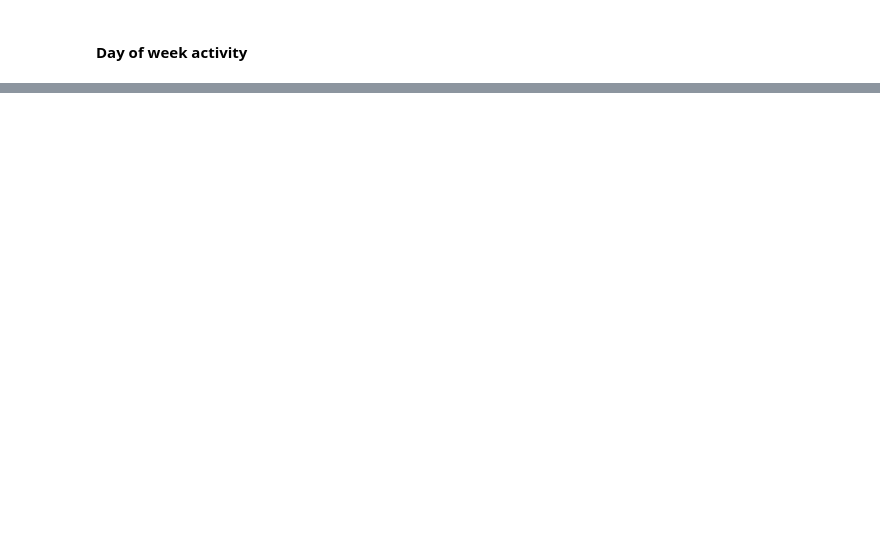
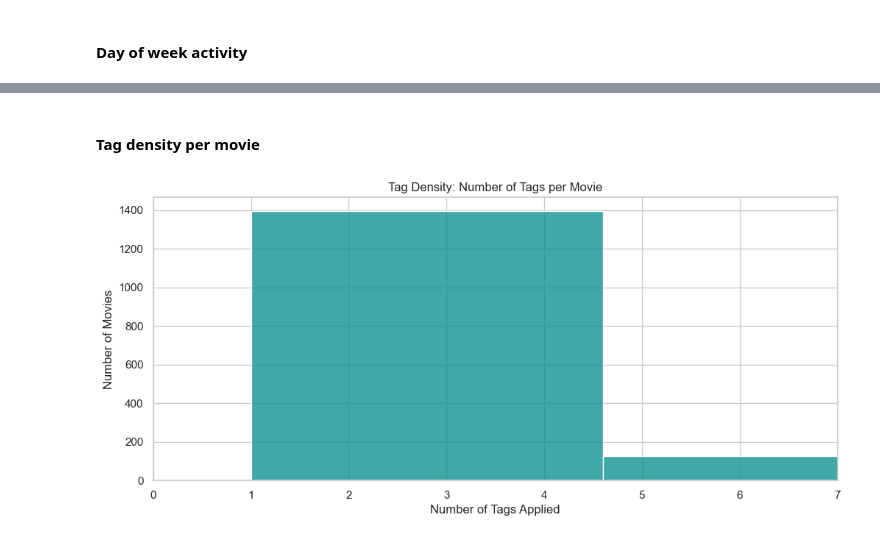
Before and after one commit to rafglo/Movie-Recommendation-System-with-Explainability, a Jupyter notebook: notebooks/eda.ipynb, the cells around one changed output, grey strips where cells are left out. Cells and saved outputs as stored; diff of their text form; code cells hidden in the pictures; blank space fills up the shorter version.

```diff
--- a/notebooks/eda.ipynb
+++ b/notebooks/eda.ipynb
@@ -308,0 +332,5 @@ plt.show()
+# %%
+tags = tags.merge(movies[['movieId', 'title']], on='movieId', how='left')
+tags['tag'] = tags['tag'].str.lower().str.strip()
+
+print(f"Total unique tags: {tags['tag'].nunique()}")
@@ -308,0 +366,14 @@ plt.show()
+# %% [markdown]
+#### Tag density per movie
+# %%
+tag_counts_per_movie = tags.groupby('title')['tag'].count().sort_values(ascending=False)
+
+plt.figure(figsize=(12, 5))
+sns.histplot(tag_counts_per_movie, bins=50, color='darkcyan', kde=False)
+plt.title('Tag Density: Number of Tags per Movie')
+plt.xlabel('Number of Tags Applied')
+plt.ylabel('Number of Movies')
+plt.xlim(0, tag_counts_per_movie.quantile(0.95)) # Zoom in on the majority
+plt.show()
+# %% [output]
+[figure, added]
```
Also changed, not shown: parts of 27 cells of this notebook.
